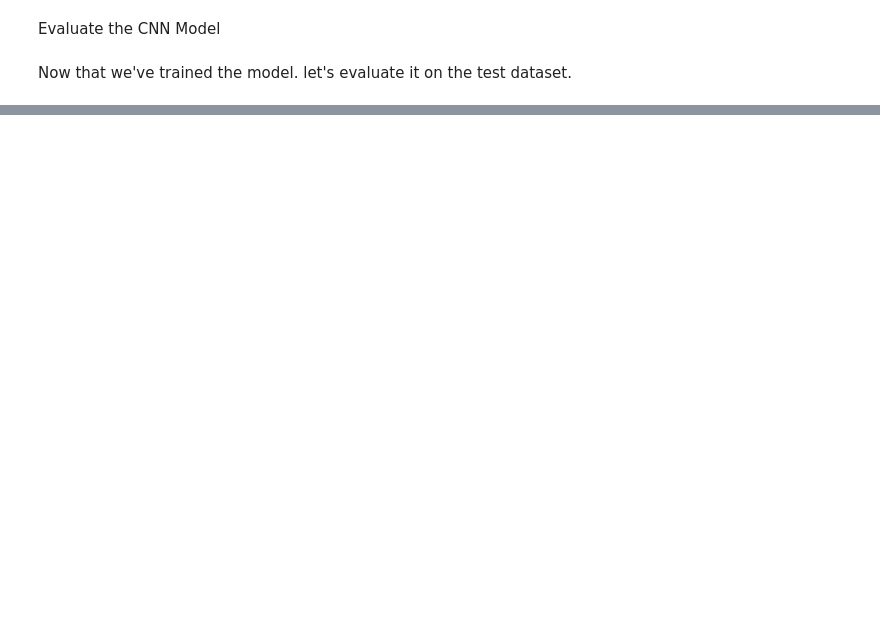
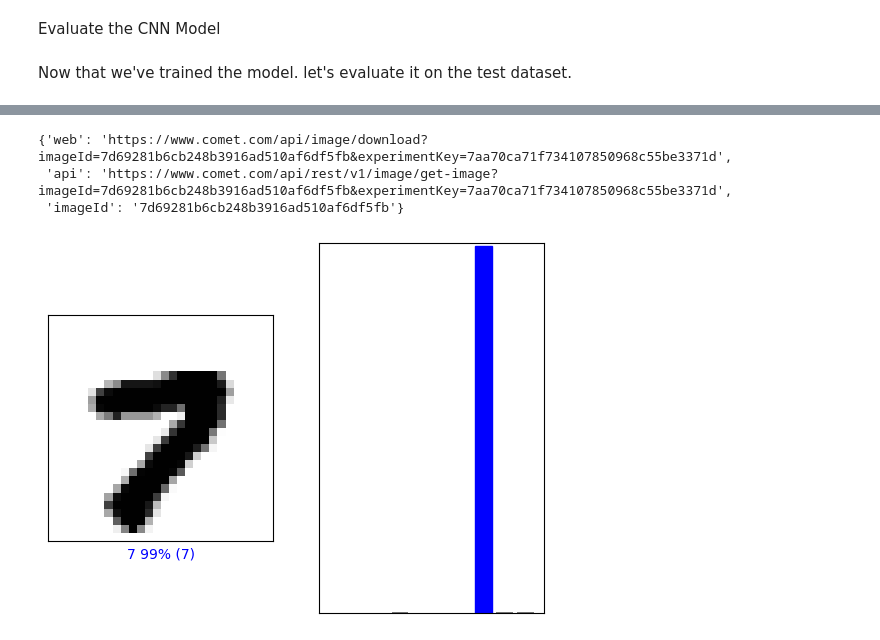
Before and after one commit to Anthonny20/Deep-Learning, a Jupyter notebook: lab2/part1_mnist.ipynb, the cells around one changed output, grey strips where cells are left out. Saved outputs shown, nothing was run; the diff lists cells and outputs as text; code cells hidden in the pictures; blank space fills up the shorter version.

```diff
--- a/lab2/part1_mnist.ipynb
+++ b/lab2/part1_mnist.ipynb
@@ -480,0 +538,43 @@ Now that we've trained the model. let's evaluate it on the test dataset.
+# %%
+# Initializae variables to store all data
+all_predictions = []
+all_labels = []
+all_images = []
+
+# Process test set in batches
+with torch.no_grad():
+    for images, labels in testset_loader:
+        outputs = cnn_model(images)
+
+        # Apply softmax to get probabilities from the predicted logits
+        probabilities = torch.nn.functional.softmax(outputs, dim=1)
+
+        # Get predicted classes
+        predicted = torch.argmax(probabilities, dim=1)
+
+        all_predictions.append(probabilities)
+        all_labels.append(labels)
+        all_images.append(images)
+
+all_predictions = torch.cat(all_predictions)  # Shape: (total_samples, num_classes)
+all_labels = torch.cat(all_labels)            # Shape: (total_samples)
+all_images = torch.cat(all_images)            # Shape: (total_samples, 1, 28, 28)
+
+# Convert tensors to NumPy for compability with plotting functions
+predictions = all_predictions.cpu().numpy()     # Shape: (total samples, num_classes)
+test_labels = all_labels.cpu().numpy()          # Shape: (total samples, )
+test_images = all_images.cpu().numpy()          # Shape: (total_samples, 1, 28, 28)
+# %%
+#@title Change the slider to look at the model's predictions {run: "auto"}
+
+image_index = 79 #@param {type:"slider", min:0, max:100, step:1}
+plt.subplot(1, 2, 1)
+mdl.lab2.plot_image_prediction(image_index, predictions, test_labels, test_images)
+plt.subplot(1, 2, 2)
+mdl.lab2.plot_value_prediction(image_index, predictions, test_labels)
+comet_model_2.log_figure(figure=plt)
+# %% [output]
+{'web': 'https://www.comet.com/api/image/download?imageId=7d69281b6cb248b3916ad510af6df5fb&experimentKey=7aa70ca71f734107850968c55be3371d',
+ 'api': 'https://www.comet.com/api/rest/v1/image/get-image?imageId=7d69281b6cb248b3916ad510af6df5fb&experimentKey=7aa70ca71f734107850968c55be3371d',
+ 'imageId': '7d69281b6cb248b3916ad510af6df5fb'}
+[figure, added]
```
Also changed, not shown: parts of 21 cells of this notebook.
